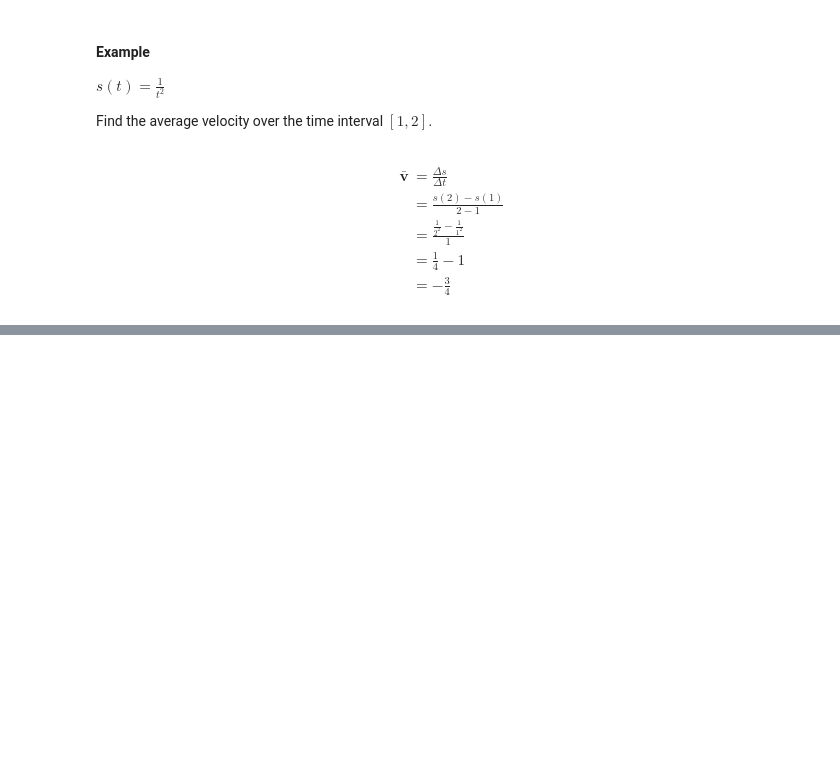
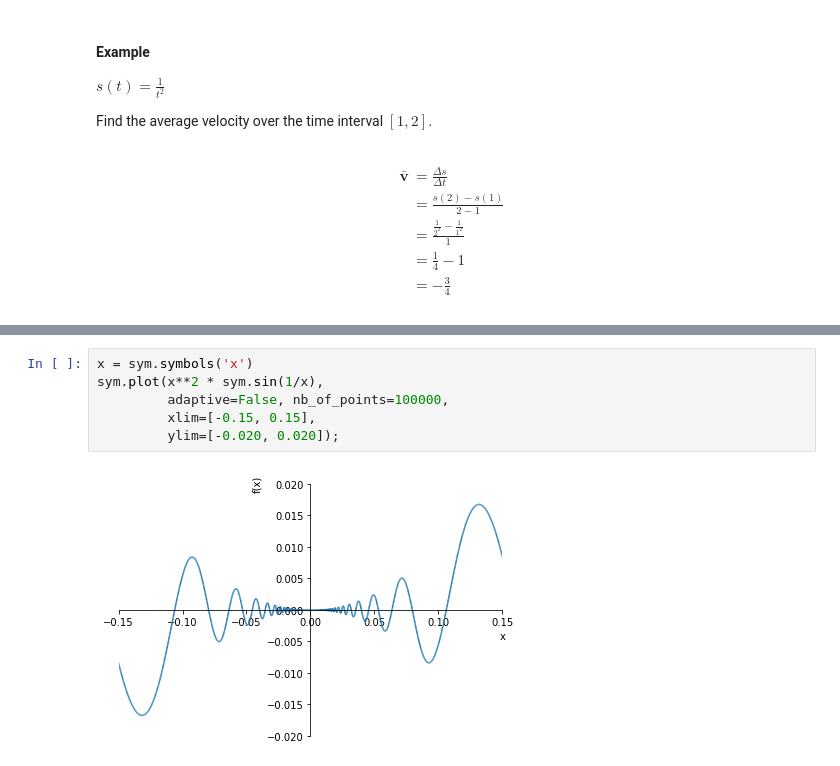
Before and after one commit to PaulToronto/Johns-Hopkins-Coursera-Applied-Calculus-With-Python, a Jupyter notebook: 3_2_The_Derivative.ipynb, the cells around one changed output, grey strips where cells are left out. Saved outputs shown, nothing was run; the diff lists cells and outputs as text; blank space fills up the shorter version.

```diff
--- a/3_2_The_Derivative.ipynb
+++ b/3_2_The_Derivative.ipynb
@@ -102,0 +218,8 @@ This is also known as:
+# %%
+x = sym.symbols('x')
+sym.plot(x**2 * sym.sin(1/x),
+         adaptive=False, nb_of_points=100000,
+         xlim=[-0.15, 0.15],
+         ylim=[-0.020, 0.020]);
+# %% [output]
+[figure, added]
```
Also changed, not shown: parts of 15 cells of this notebook.
